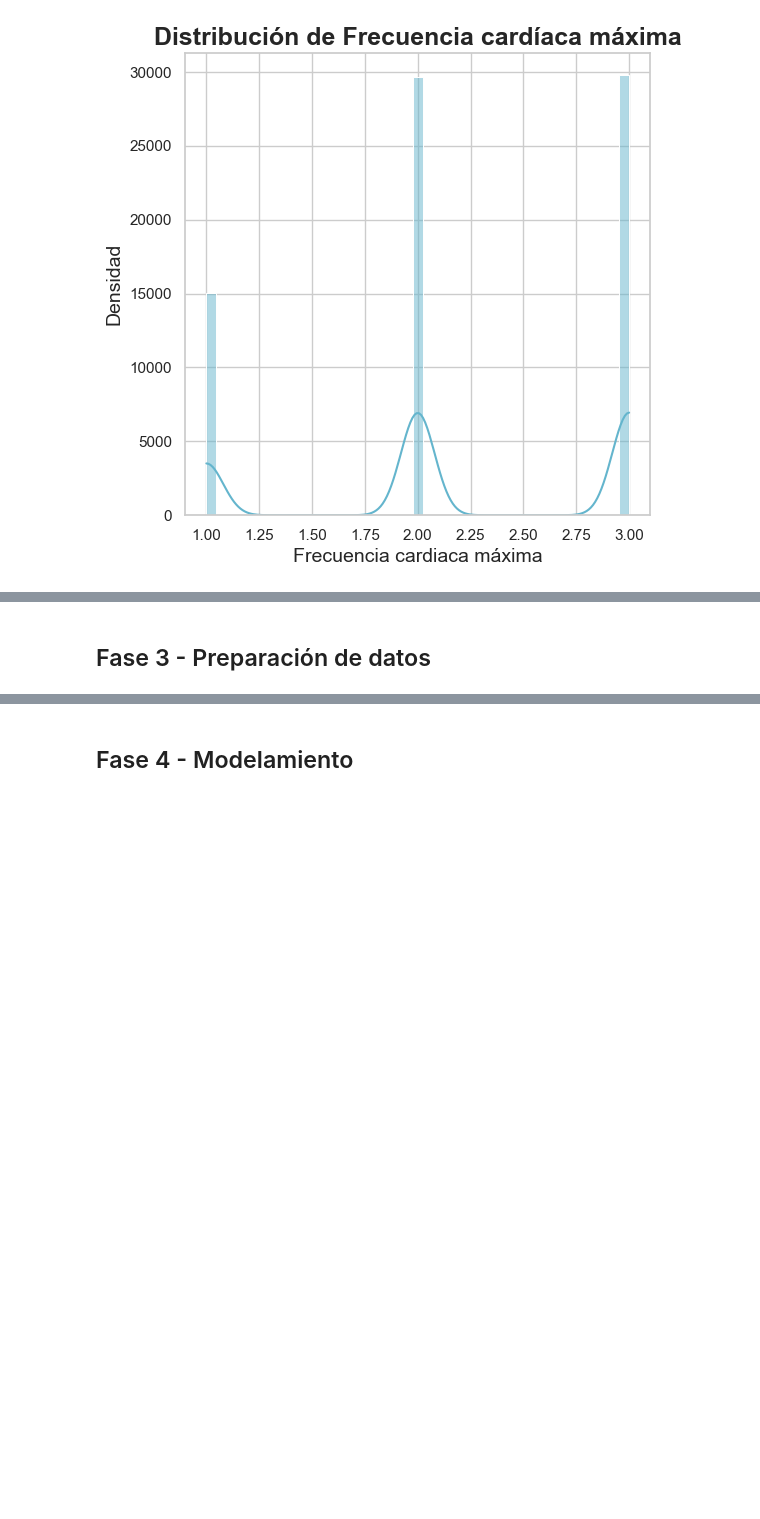
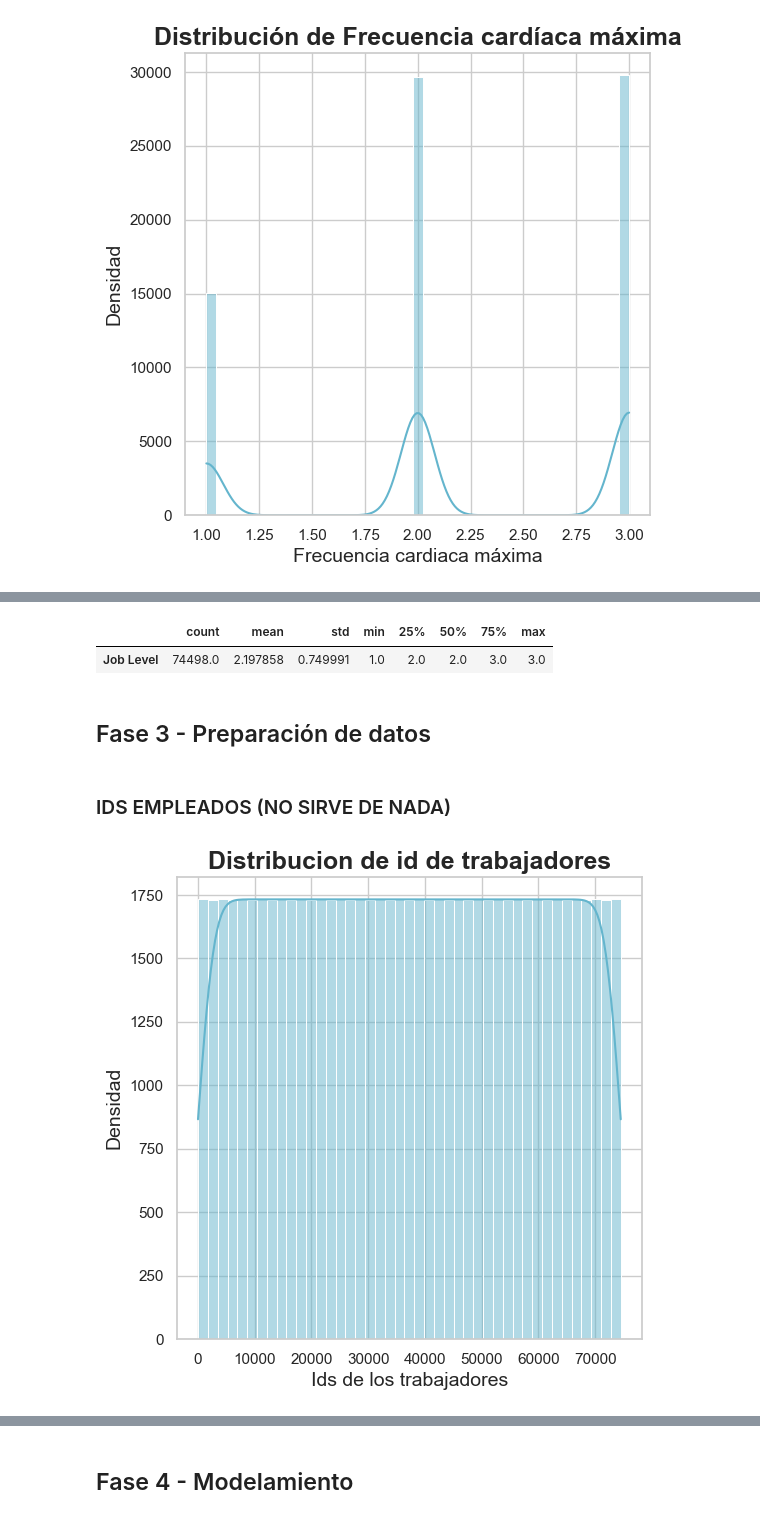
Before and after one commit to Tyrf1ng/ProyectoIA_Part2, a Jupyter notebook: 620454_ModelosClasificacion_Equipo_X.ipynb, the cells around one changed output, grey strips where cells are left out. Saved outputs shown, nothing was run; the diff lists cells and outputs as text; code cells hidden in the pictures; blank space fills up the shorter version.

```diff
--- a/620454_ModelosClasificacion_Equipo_X.ipynb
+++ b/620454_ModelosClasificacion_Equipo_X.ipynb
@@ -646,2 +669,8 @@ plt.show()
+# %%
+
+pd.DataFrame(df['Job Level'].describe()).T
+# %% [output]
+|  | count | mean | std | min | 25% | 50% | 75% | max |
+| Job Level | 74498.0 | 2.197858 | 0.749991 | 1.0 | 2.0 | 2.0 | 3.0 | 3.0 |
 # %% [markdown]
 ## Fase 3 - Preparación de datos
@@ -649,0 +677,12 @@ plt.show()
+# %% [markdown]
+### IDS EMPLEADOS (NO SIRVE DE NADA)
+# %%
+sns.set(style='whitegrid')
+f, ax = plt.subplots(1,1, figsize=(6, 6))
+ax = sns.histplot(df['Employee ID'], kde = True, color = 'c')
+plt.title('Distribucion de id de trabajadores', fontsize = 18, fontweight="bold")
+plt.xlabel("Ids de los trabajadores", fontsize=14)
+plt.ylabel("Densidad", fontsize=14)
+plt.show()
+# %% [output]
+[figure, added]
```
Also changed, not shown: parts of 34 cells of this notebook.
